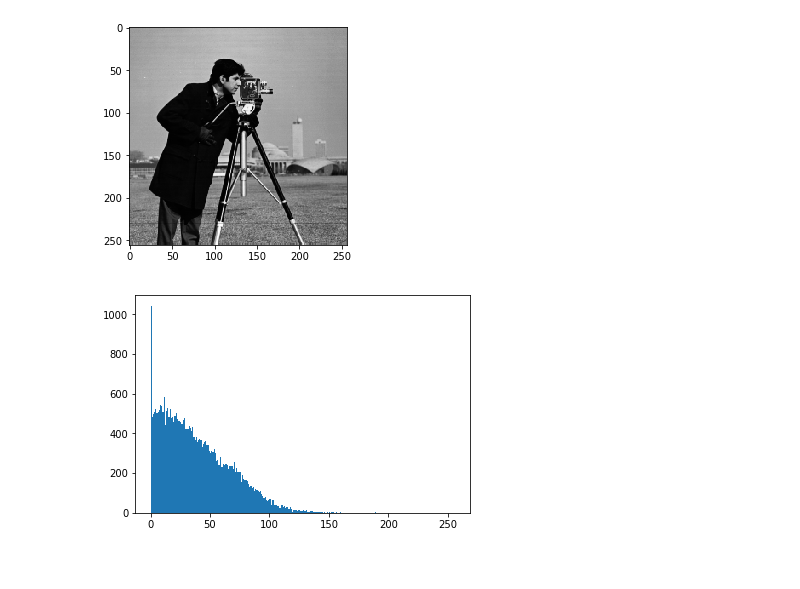
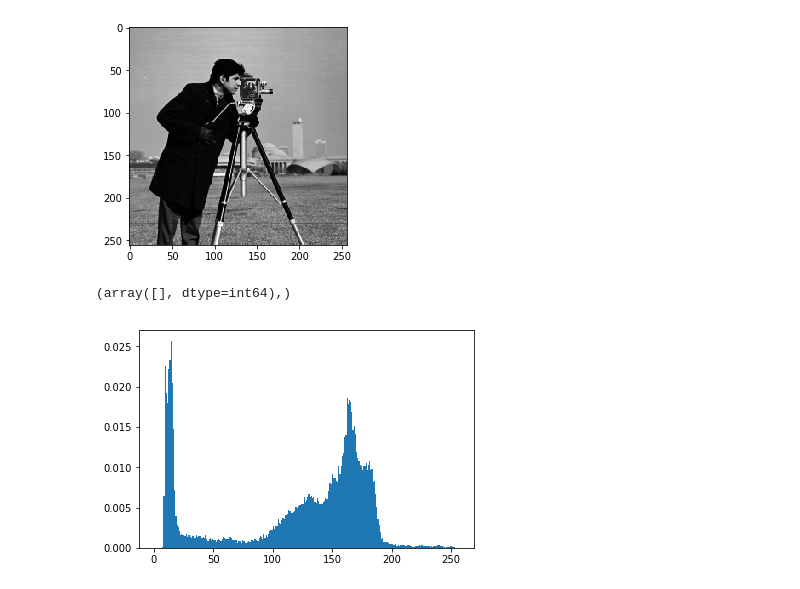
Before and after one commit to henniekim/GenerationOfGaussian, a Jupyter notebook: genOfGauss.ipynb, the cells around one changed output. Saved outputs shown, nothing was run; the diff lists cells and outputs as text; code cells hidden in the pictures.

Commit message:
add images

```diff
--- a/genOfGauss.ipynb
+++ b/genOfGauss.ipynb
@@ -32,7 +32,7 @@ g1_lena = np.zeros((lena_w, lena_h))
 
 for i in range(lena_h):
     for j in range(lena_w):
-        output = lena[i,j] + int(np.random.normal(0, 50))
+        output = lena[i,j] + int(np.random.normal(0, 100))
 
         # clipping
         if output >= 255 :
@@ -54,9 +54,13 @@ plt.imshow(lena, cmap='gray')
 # %%
 # Know originals
 diff = g1_lena - lena
-plt.hist(diff.ravel(),256,[0,256])
+n,b,p = plt.hist(gl_lena.ravel(),256,[0,256], normed=1, cumulative=0)
+
+bin_ = np.where(n>=0.68)
+print (bin_)
 plt.show()
 # %% [output]
+(array([], dtype=int64),)
-[figure, old version]
+[figure, new version]
 # %%
 hist
```
Also changed, not shown: parts of 1 cell of this notebook, 10 other files.
